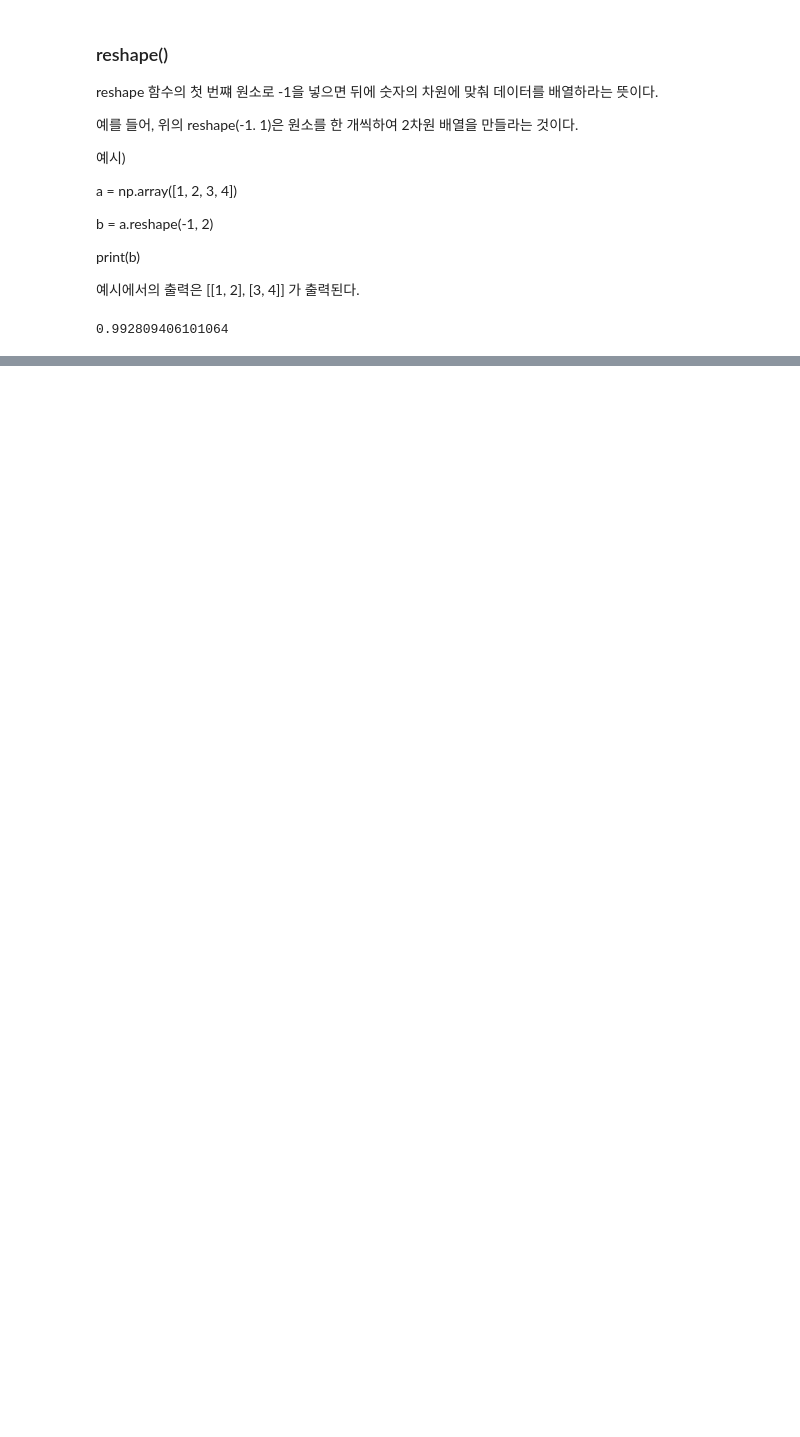
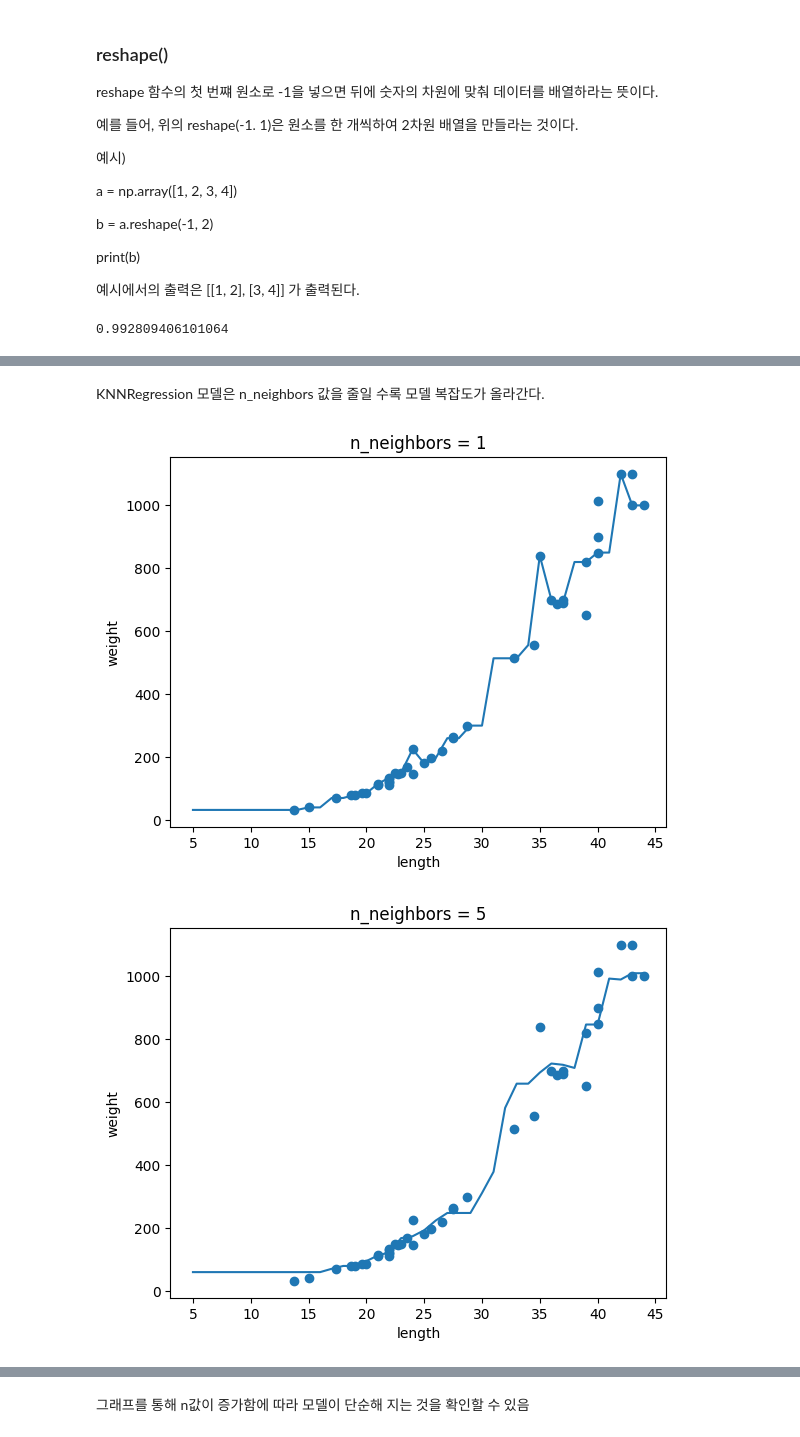
Before and after one commit to jongyunwoo/machinelearning-deeplearning, a Jupyter notebook: 머신러닝+딥러닝03-1.ipynb, the cells around one changed output, grey strips where cells are left out. Saved outputs shown, nothing was run; the diff lists cells and outputs as text; code cells hidden in the pictures; blank space fills up the shorter version.

```diff
--- a/머신러닝+딥러닝03-1.ipynb
+++ b/머신러닝+딥러닝03-1.ipynb
@@ -76,0 +149,22 @@ print(knr.score(test_input, test_target))
+# %% [markdown]
+KNNRegression 모델은 n_neighbors 값을 줄일 수록 모델 복잡도가 올라간다.
+# %%
+#확인문제
+#n_neighbors 값을 1, 5, 10으로 바꿔가면서 n값이 커짐에 따라 모델이 단순해 지는지 확인하기
+knr = KNeighborsRegressor()
+x = np.arange(5, 45).reshape(-1, 1)
+
+for n in [1, 5, 10]:
+    knr.n_neighbors = n
+    knr.fit(train_input, train_target)
+    prediction = knr.predict(x)
+
+    plt.scatter(train_input, train_target)
+    plt.plot(x, prediction)
+    plt.title('n_neighbors = {}'.format(n))
+    plt.xlabel('length')
+    plt.ylabel('weight')
+    plt.show()
+# %% [output]
+[figure, added]
+[figure, added]
@@ -76,0 +172,2 @@ print(knr.score(test_input, test_target))
+# %% [markdown]
+그래프를 통해 n값이 증가함에 따라 모델이 단순해 지는 것을 확인할 수 있음
```
Also changed, not shown: parts of 10 cells of this notebook.
